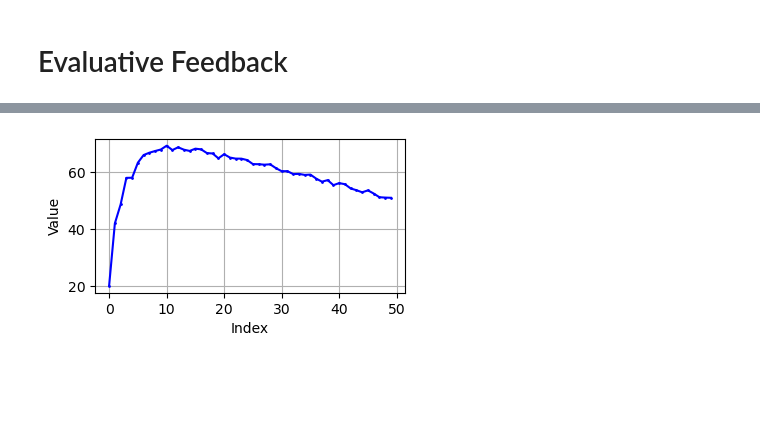
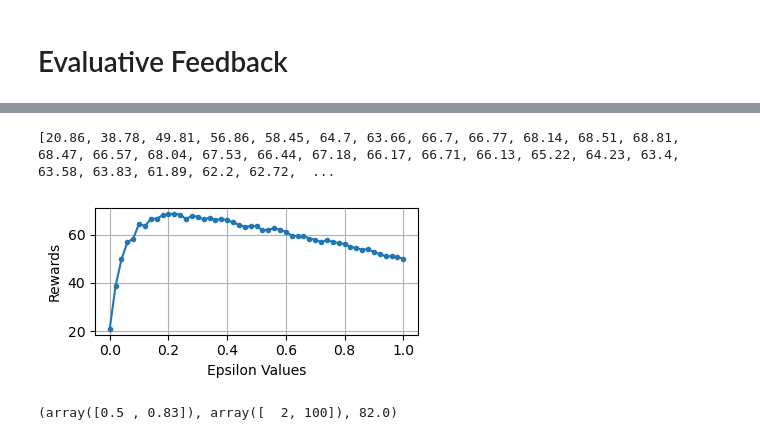
Before and after one commit to krishnams0ni/ai, a Jupyter notebook: grokking_drl.ipynb, the cells around one changed output, grey strips where cells are left out. Cells and saved outputs as stored; diff of their text form; code cells hidden in the pictures; blank space fills up the shorter version.

```diff
--- a/grokking_drl.ipynb
+++ b/grokking_drl.ipynb
@@ -595,21 +595,48 @@ epsilon_greedy(P, epsilon=0.1)
 # %%
 # comparing diff values of epsilon to find balance between exploitation and exploration
-
-l = []
-for _ in range(0, 50):
+rewards = []
+eps_values = []
+for _ in range(0, 51):
     eps = _/50
+    eps_values.append(eps)
     return_for_eps = 0
     for _ in range(100):
         _, _, r = epsilon_greedy(P, epsilon=eps)
         return_for_eps += r
-    l.append(return_for_eps/100)
+    rewards.append(return_for_eps/100)
 
+print(rewards)
 plt.figure(figsize=(4, 2))
-plt.plot(l, marker='o', markersize=1, linestyle='-', color='b', label='Values')
-plt.xlabel('Index')
-plt.ylabel('Value')
-
+plt.plot(eps_values, rewards, marker='o', markersize=3, linestyle='-', label='Values')
+plt.xlabel('Epsilon Values')
+plt.ylabel('Rewards')
 plt.grid(True)
+plt.tight_layout()
 plt.show()
 # %% [output]
+[20.86, 38.78, 49.81, 56.86, 58.45, 64.7, 63.66, 66.7, 66.77, 68.14, 68.51, 68.81, 68.47, 66.57, 68.04, 67.53, 66.44, 67.18, 66.17, 66.71, 66.13, 65.22, 64.23, 63.4, 63.58, 63.83, 61.89, 62.2, 62.72,  ...
-[figure, old version]
+[figure, new version]
+# %%
+def optimistic_initialization(P):
+    Q = np.full((len(P)), 1.0)
+    N = np.full((len(P)), 1)
+    total_return = 0
+
+    for e in range(100):
+        #if e % 10 == 0: print(Q, N)
+        action = np.argmax(Q)
+        p0, _, r0, _ = P[action][0]
+        p1, _, r1, _ = P[action][1]
+        if random.uniform(0, 1) <= p0:
+            reward = r0
+        else:
+            reward = r1
+        total_return += reward
+
+        N[action] += 1
+        Q[action] += (reward - Q[action]) / N[action]
+    return Q, N, total_return
+
+optimistic_initialization(P)
+# %% [output]
+(array([0.5 , 0.83]), array([  2, 100]), 82.0)
```
Also changed, not shown: parts of 5 cells of this notebook, 1 other file.
